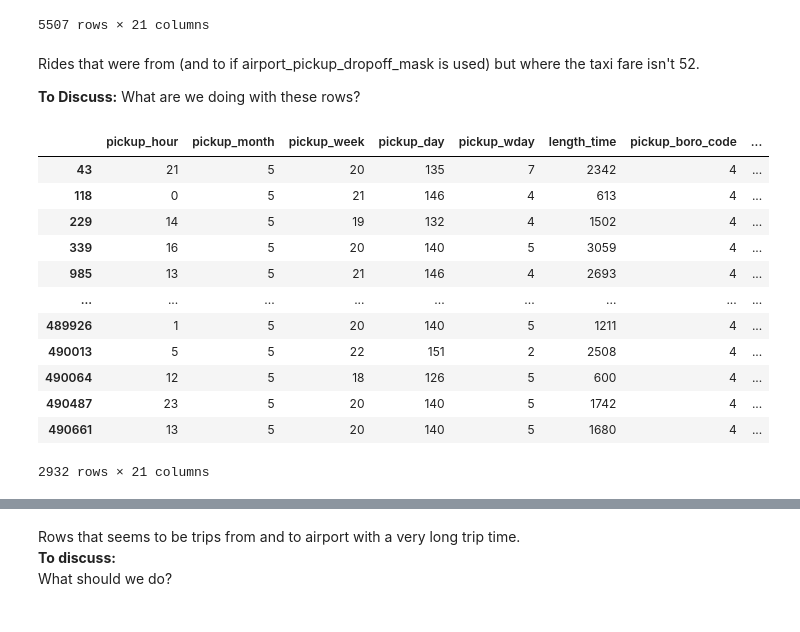
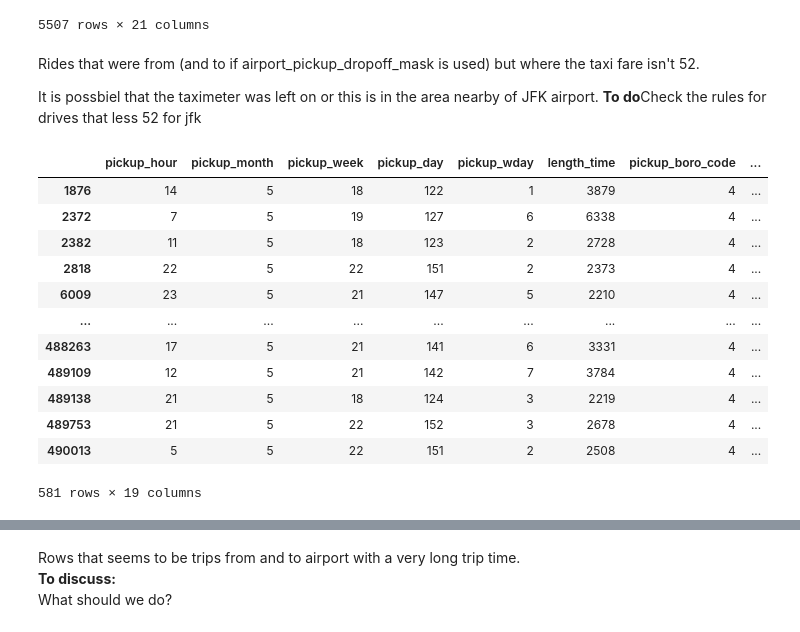
Before and after one commit to MichalKrzyzanski2002/Foundations-Data-Science-Project, a Jupyter notebook: Cleaning.ipynb, the cells around one changed output, grey strips where cells are left out. Cells and saved outputs as stored; diff of their text form; code cells hidden in the pictures.

```diff
--- a/Cleaning.ipynb
+++ b/Cleaning.ipynb
@@ -163,5 +162,4 @@ data.loc[data["length_time"]<60] # ok, some of the are reasonable, somebody got
 | 490664 | 9 | 5 | 20 | 138 | 3 | 31 | 1 | ... |
 1152 rows × 19 columns
 # %%
-data = data.loc[data["length_time"]>=10] # a ride has to last at least 10 seconds
-data = data.loc[data["trip_distance"]>=0.01]
+data.loc[data["length_time"]<=10] # a ride has to last at least 10 seconds
@@ -324,7 +335,7 @@ Name: passenger_count, dtype: float64
 {0, 1, 2, 3, 4, 5, 6}
 [figure]
 # %%
-data=data.loc[data["passenger_count"]>0] #There should not be any rides with 0 passengers
+data.loc[data["passenger_count"]==0] #There should not be any rides with 0 passengers
 # %%
 print(data["vendor_id"].unique())
 describe("vendor_id")
@@ -436,21 +447,21 @@ data.loc[ (data["fare_amount"] == 52) & (pickup_mask)]
 # %% [markdown]
 Rides that were from (and to if airport_pickup_dropoff_mask is used) but where the taxi fare isn't 52.
 
-**To Discuss:**
-What are we doing with these rows?
+It is possbiel that the taximeter was left on or this is in the area nearby of JFK airport.
+**To do**Check the rules for drives that less 52 for jfk
 # %%
-data.loc[(data["fare_amount"] != 52) & (airport_pickup_mask)]
+(data.loc[(data["fare_amount"] >52) & (airport_pickup_mask)])
 # %% [output]
 |  | pickup_hour | pickup_month | pickup_week | pickup_day | pickup_wday | length_time | pickup_boro_code | ... |
-| 43 | 21 | 5 | 20 | 135 | 7 | 2342 | 4 | ... |
-| 118 | 0 | 5 | 21 | 146 | 4 | 613 | 4 | ... |
-| 229 | 14 | 5 | 19 | 132 | 4 | 1502 | 4 | ... |
-| 339 | 16 | 5 | 20 | 140 | 5 | 3059 | 4 | ... |
-| 985 | 13 | 5 | 21 | 146 | 4 | 2693 | 4 | ... |
+| 1876 | 14 | 5 | 18 | 122 | 1 | 3879 | 4 | ... |
+| 2372 | 7 | 5 | 19 | 127 | 6 | 6338 | 4 | ... |
+| 2382 | 11 | 5 | 18 | 123 | 2 | 2728 | 4 | ... |
+| 2818 | 22 | 5 | 22 | 151 | 2 | 2373 | 4 | ... |
+| 6009 | 23 | 5 | 21 | 147 | 5 | 2210 | 4 | ... |
 | ... | ... | ... | ... | ... | ... | ... | ... | ... |
-| 489926 | 1 | 5 | 20 | 140 | 5 | 1211 | 4 | ... |
+| 488263 | 17 | 5 | 21 | 141 | 6 | 3331 | 4 | ... |
+| 489109 | 12 | 5 | 21 | 142 | 7 | 3784 | 4 | ... |
+| 489138 | 21 | 5 | 18 | 124 | 3 | 2219 | 4 | ... |
+| 489753 | 21 | 5 | 22 | 152 | 3 | 2678 | 4 | ... |
 | 490013 | 5 | 5 | 22 | 151 | 2 | 2508 | 4 | ... |
-| 490064 | 12 | 5 | 18 | 126 | 5 | 600 | 4 | ... |
-| 490487 | 23 | 5 | 20 | 140 | 5 | 1742 | 4 | ... |
-| 490661 | 13 | 5 | 20 | 140 | 5 | 1680 | 4 | ... |
-2932 rows × 21 columns
+581 rows × 19 columns
```
Also changed, not shown: parts of 27 cells of this notebook.
